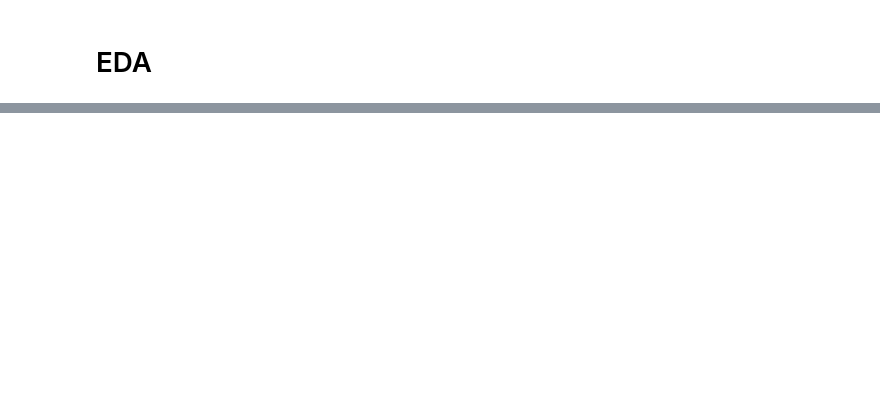
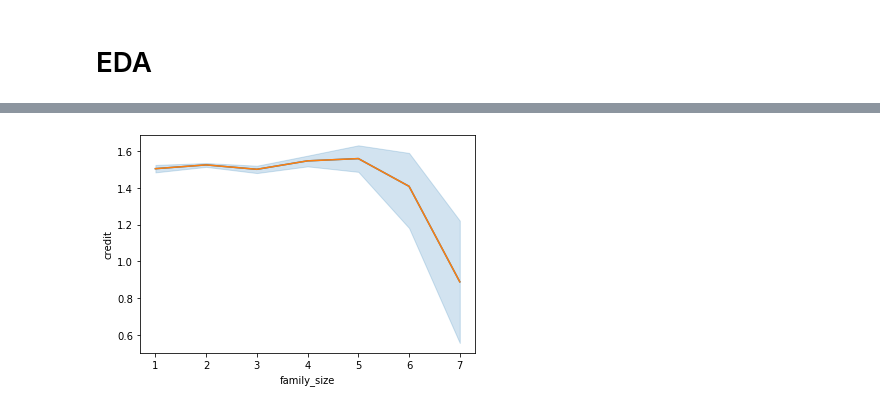
Before and after one commit to mhson-stack/credit-card-overdue-prediciton-ML-project, a Jupyter notebook: credit-card-overdue-eda.ipynb, the cells around one changed output, grey strips where cells are left out. Cells and saved outputs as stored; diff of their text form; code cells hidden in the pictures; blank space fills up the shorter version.

```diff
--- a/credit-card-overdue-eda.ipynb
+++ b/credit-card-overdue-eda.ipynb
@@ -156,0 +251,8 @@ train.corr()
+# %%
+fig, ax = plt.subplots()
+df = train.groupby('family_size').mean()['credit']
+sns.lineplot(x = train['family_size'], y = train['credit'], markers=False)
+sns.lineplot(data = df)
+plt.show()
+# %% [output]
+[figure, added]
```
Also changed, not shown: parts of 23 cells of this notebook.
